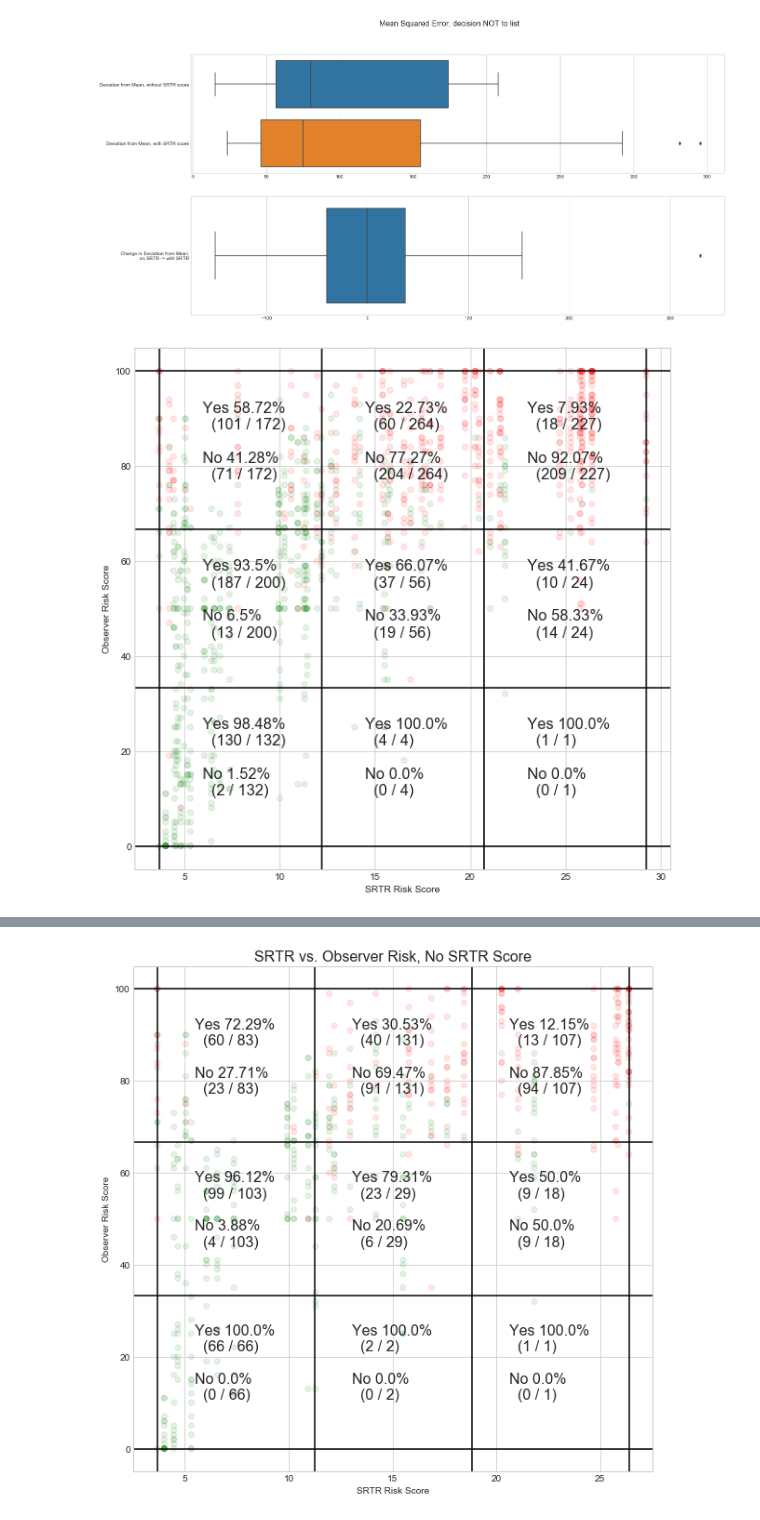
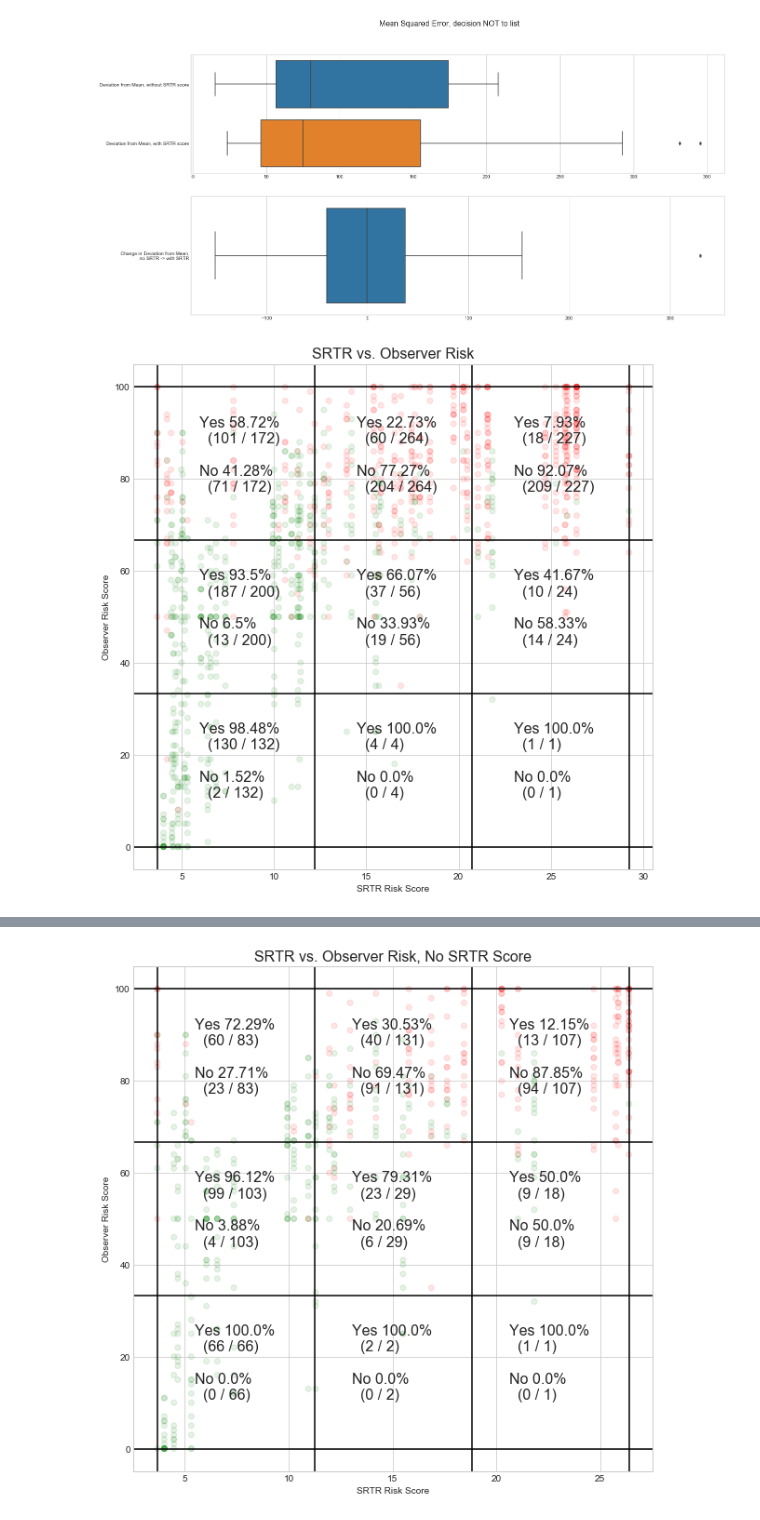
Before and after one commit to peterjmartinson/heart-survey, a Jupyter notebook: HeartSurvey.ipynb, the cells around one changed output, grey strips where cells are left out. Drawn from its saved outputs; the diff is of its cells as text; code cells hidden in the pictures.

```diff
--- a/HeartSurvey.ipynb
+++ b/HeartSurvey.ipynb
@@ -618,31 +618,33 @@ for row in range(3):
         df_y = 0
         df_n = 0
         pct_y = 0
         pct_n = 0
         N = 0
         n_y = 0
         n_n = 0
         df_temp = df[(df['R'] == row) & (df['C'] == col)]['Observer Decision']
         df_y = df_temp[df_temp == 'Yes']
         df_n = df_temp[df_temp == 'No']
         N = len(df_temp)
         if N == 0:
             pct_y = 0
             pct_n = 0
         else:
             n_y = len(df_y)
             n_n = len(df_n)
             pct_y = round(100*(n_y/N),2)
             pct_n = round(100*(n_n/N),2)
         text_x = text_start_x + srtr_third*col
         text_y = text_start_y + obs_third*row
         txt = f'Yes {pct_y}%\n  ({n_y} / {N})\n\nNo {pct_n}%\n  ({n_n} / {N})'
         plt.text(text_x, text_y, txt, fontsize=16)
         # print(f'[{col}, {row}]')
         # print(f'N={N},\t% Yes = {pct_y},\t% No = {pct_n}')
         # print(f'N={N}, n_y={n_y}, %Y = {100*(n_y/N)}')
 
+plt.title('SRTR vs. Observer Risk', fontsize=16)
+
 
 plt.savefig('plot_SRTRvsObserver_all_percents.jpg')
 # %% [output]
-[figure, old version]
+[figure, new version]
```
Also changed, not shown: parts of 5 cells of this notebook, 15 other files.
